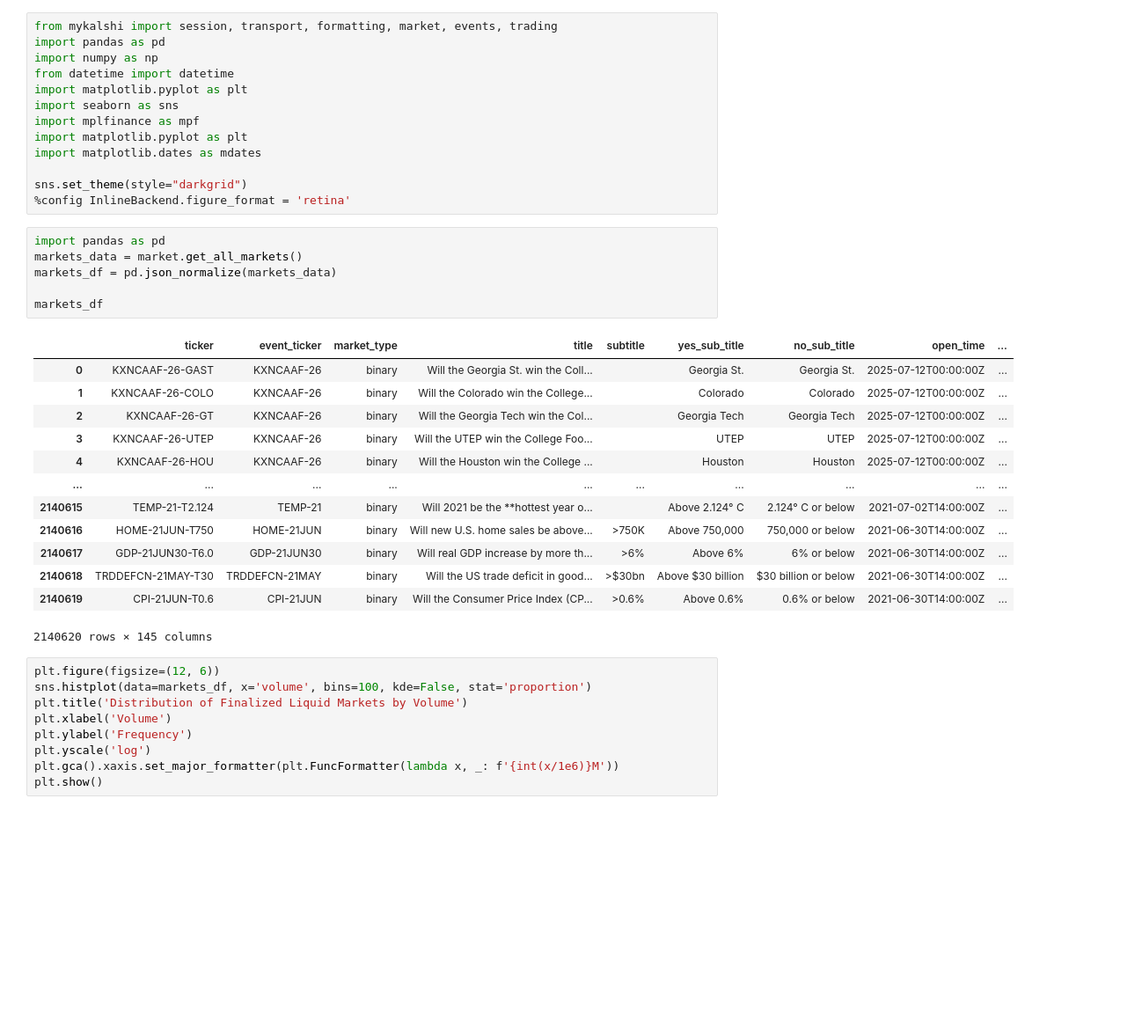
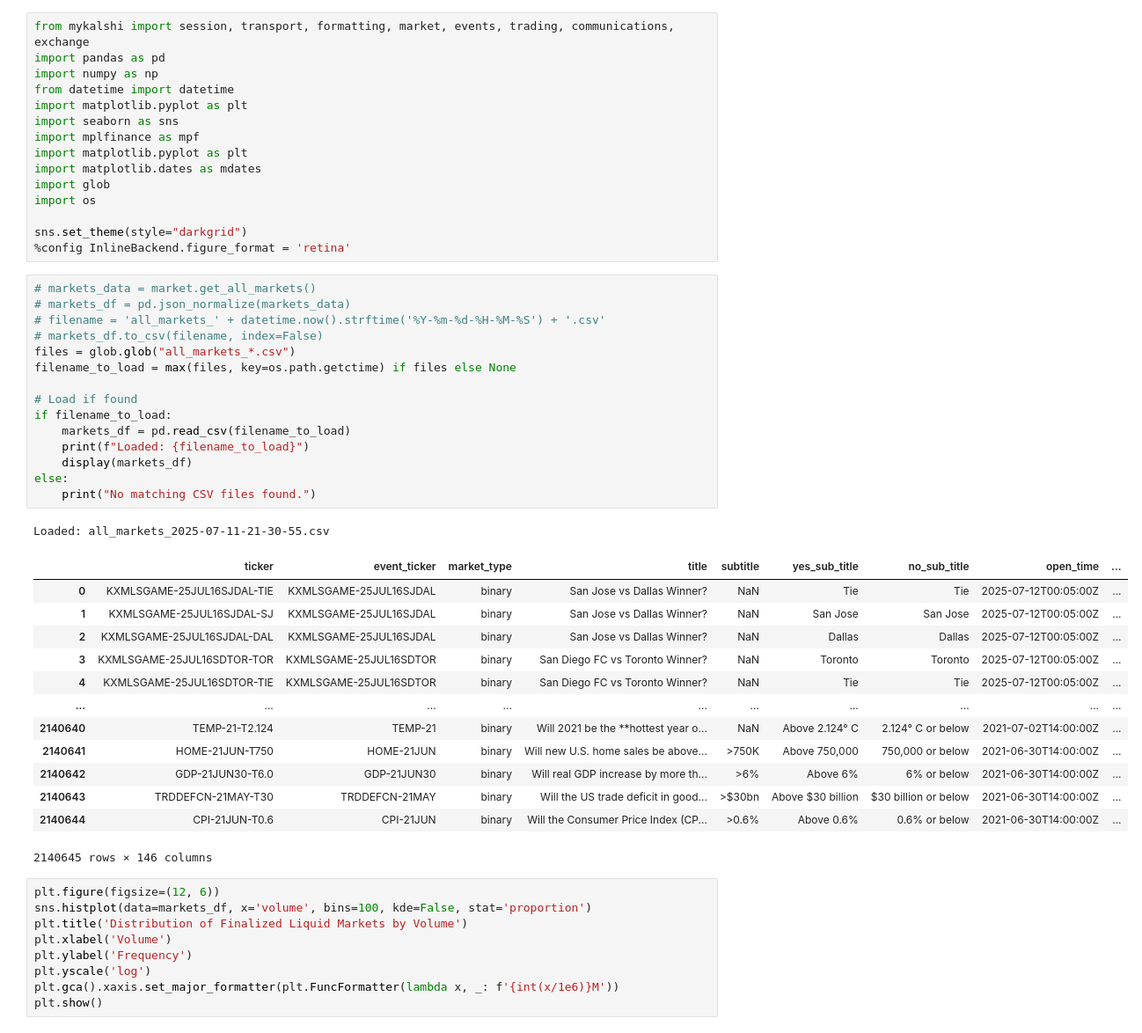
Before and after one commit to NiccoloComati/mykalshi, a Jupyter notebook: main.ipynb, the cells around one changed output. Shown at 88% size. Saved outputs shown, nothing was run; the diff lists cells and outputs as text; blank space fills up the shorter version.

```diff
--- a/main.ipynb
+++ b/main.ipynb
@@ -1,5 +1,5 @@
 # %%
-from mykalshi import session, transport, formatting, market, events, trading
+from mykalshi import session, transport, formatting, market, events, trading, communications, exchange
 import pandas as pd
 import numpy as np
 from datetime import datetime
@@ -8,29 +8,41 @@ import seaborn as sns
 import mplfinance as mpf
 import matplotlib.pyplot as plt
 import matplotlib.dates as mdates
+import glob
+import os
 
 sns.set_theme(style="darkgrid")
 %config InlineBackend.figure_format = 'retina'
 # %%
-import pandas as pd
-markets_data = market.get_all_markets()
-markets_df = pd.json_normalize(markets_data)
+# markets_data = market.get_all_markets()
+# markets_df = pd.json_normalize(markets_data)
+# filename = 'all_markets_' + datetime.now().strftime('%Y-%m-%d-%H-%M-%S') + '.csv'
+# markets_df.to_csv(filename, index=False)
+files = glob.glob("all_markets_*.csv")
+filename_to_load = max(files, key=os.path.getctime) if files else None
 
-markets_df
+# Load if found
+if filename_to_load:
+    markets_df = pd.read_csv(filename_to_load)
+    print(f"Loaded: {filename_to_load}")
+    display(markets_df)
+else:
+    print("No matching CSV files found.")
 # %% [output]
+Loaded: all_markets_2025-07-11-21-30-55.csv
 |  | ticker | event_ticker | market_type | title | subtitle | yes_sub_title | no_sub_title | open_time | ... |
-| 0 | KXNCAAF-26-GAST | KXNCAAF-26 | binary | Will the Georgia St. win the Coll... |  | Georgia St. | Georgia St. | 2025-07-12T00:00:00Z | ... |
-| 1 | KXNCAAF-26-COLO | KXNCAAF-26 | binary | Will the Colorado win the College... |  | Colorado | Colorado | 2025-07-12T00:00:00Z | ... |
-| 2 | KXNCAAF-26-GT | KXNCAAF-26 | binary | Will the Georgia Tech win the Col... |  | Georgia Tech | Georgia Tech | 2025-07-12T00:00:00Z | ... |
-| 3 | KXNCAAF-26-UTEP | KXNCAAF-26 | binary | Will the UTEP win the College Foo... |  | UTEP | UTEP | 2025-07-12T00:00:00Z | ... |
-| 4 | KXNCAAF-26-HOU | KXNCAAF-26 | binary | Will the Houston win the College ... |  | Houston | Houston | 2025-07-12T00:00:00Z | ... |
+| 0 | KXMLSGAME-25JUL16SJDAL-TIE | KXMLSGAME-25JUL16SJDAL | binary | San Jose vs Dallas Winner? | NaN | Tie | Tie | 2025-07-12T00:05:00Z | ... |
+| 1 | KXMLSGAME-25JUL16SJDAL-SJ | KXMLSGAME-25JUL16SJDAL | binary | San Jose vs Dallas Winner? | NaN | San Jose | San Jose | 2025-07-12T00:05:00Z | ... |
+| 2 | KXMLSGAME-25JUL16SJDAL-DAL | KXMLSGAME-25JUL16SJDAL | binary | San Jose vs Dallas Winner? | NaN | Dallas | Dallas | 2025-07-12T00:05:00Z | ... |
+| 3 | KXMLSGAME-25JUL16SDTOR-TOR | KXMLSGAME-25JUL16SDTOR | binary | San Diego FC vs Toronto Winner? | NaN | Toronto | Toronto | 2025-07-12T00:05:00Z | ... |
+| 4 | KXMLSGAME-25JUL16SDTOR-TIE | KXMLSGAME-25JUL16SDTOR | binary | San Diego FC vs Toronto Winner? | NaN | Tie | Tie | 2025-07-12T00:05:00Z | ... |
 | ... | ... | ... | ... | ... | ... | ... | ... | ... | ... |
-| 2140615 | TEMP-21-T2.124 | TEMP-21 | binary | Will 2021 be the **hottest year o... |  | Above 2.124° C | 2.124° C or below | 2021-07-02T14:00:00Z | ... |
-| 2140616 | HOME-21JUN-T750 | HOME-21JUN | binary | Will new U.S. home sales be above... | >750K | Above 750,000 | 750,000 or below | 2021-06-30T14:00:00Z | ... |
-| 2140617 | GDP-21JUN30-T6.0 | GDP-21JUN30 | binary | Will real GDP increase by more th... | >6% | Above 6% | 6% or below | 2021-06-30T14:00:00Z | ... |
-| 2140618 | TRDDEFCN-21MAY-T30 | TRDDEFCN-21MAY | binary | Will the US trade deficit in good... | >$30bn | Above $30 billion | $30 billion or below | 2021-06-30T14:00:00Z | ... |
-| 2140619 | CPI-21JUN-T0.6 | CPI-21JUN | binary | Will the Consumer Price Index (CP... | >0.6% | Above 0.6% | 0.6% or below | 2021-06-30T14:00:00Z | ... |
+| 2140640 | TEMP-21-T2.124 | TEMP-21 | binary | Will 2021 be the **hottest year o... | NaN | Above 2.124° C | 2.124° C or below | 2021-07-02T14:00:00Z | ... |
+| 2140641 | HOME-21JUN-T750 | HOME-21JUN | binary | Will new U.S. home sales be above... | >750K | Above 750,000 | 750,000 or below | 2021-06-30T14:00:00Z | ... |
+| 2140642 | GDP-21JUN30-T6.0 | GDP-21JUN30 | binary | Will real GDP increase by more th... | >6% | Above 6% | 6% or below | 2021-06-30T14:00:00Z | ... |
+| 2140643 | TRDDEFCN-21MAY-T30 | TRDDEFCN-21MAY | binary | Will the US trade deficit in good... | >$30bn | Above $30 billion | $30 billion or below | 2021-06-30T14:00:00Z | ... |
+| 2140644 | CPI-21JUN-T0.6 | CPI-21JUN | binary | Will the Consumer Price Index (CP... | >0.6% | Above 0.6% | 0.6% or below | 2021-06-30T14:00:00Z | ... |
-2140620 rows × 145 columns
+2140645 rows × 146 columns
 # %%
 plt.figure(figsize=(12, 6))
 sns.histplot(data=markets_df, x='volume', bins=100, kde=False, stat='proportion')
```
Also changed, not shown: parts of 26 cells of this notebook.
